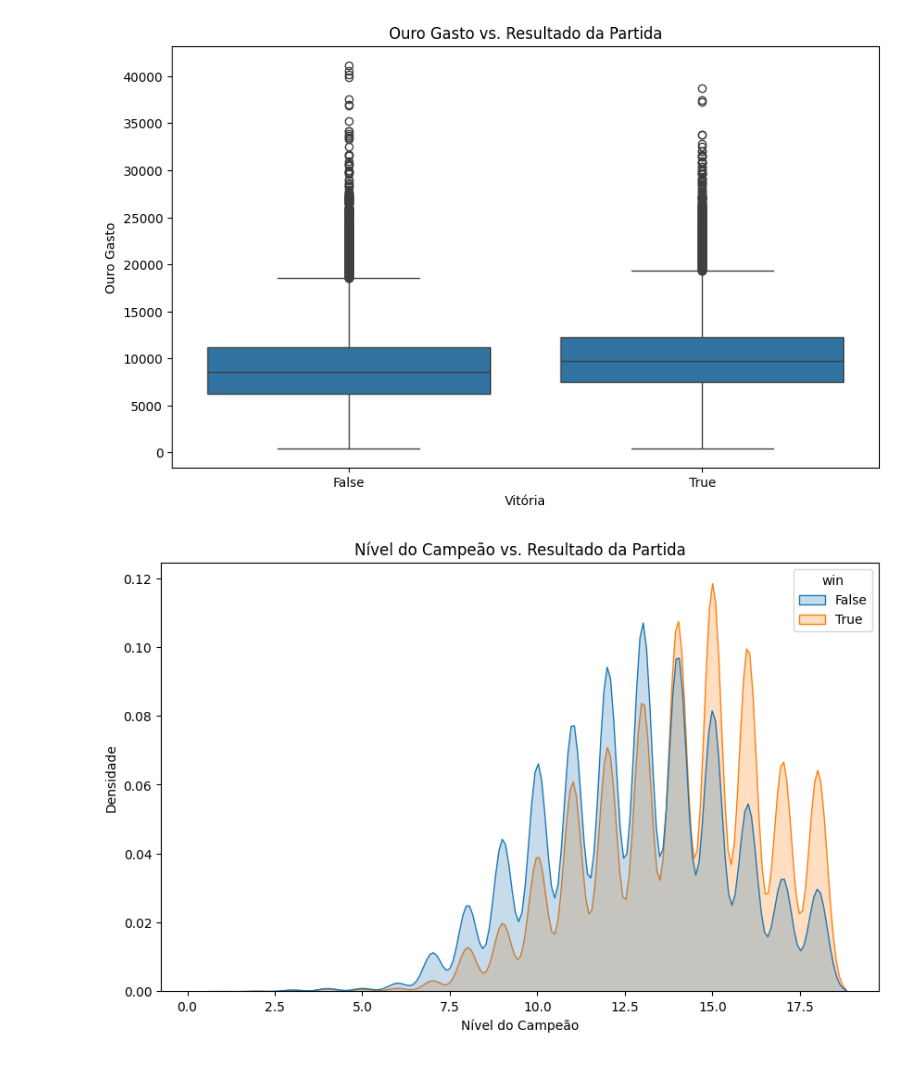
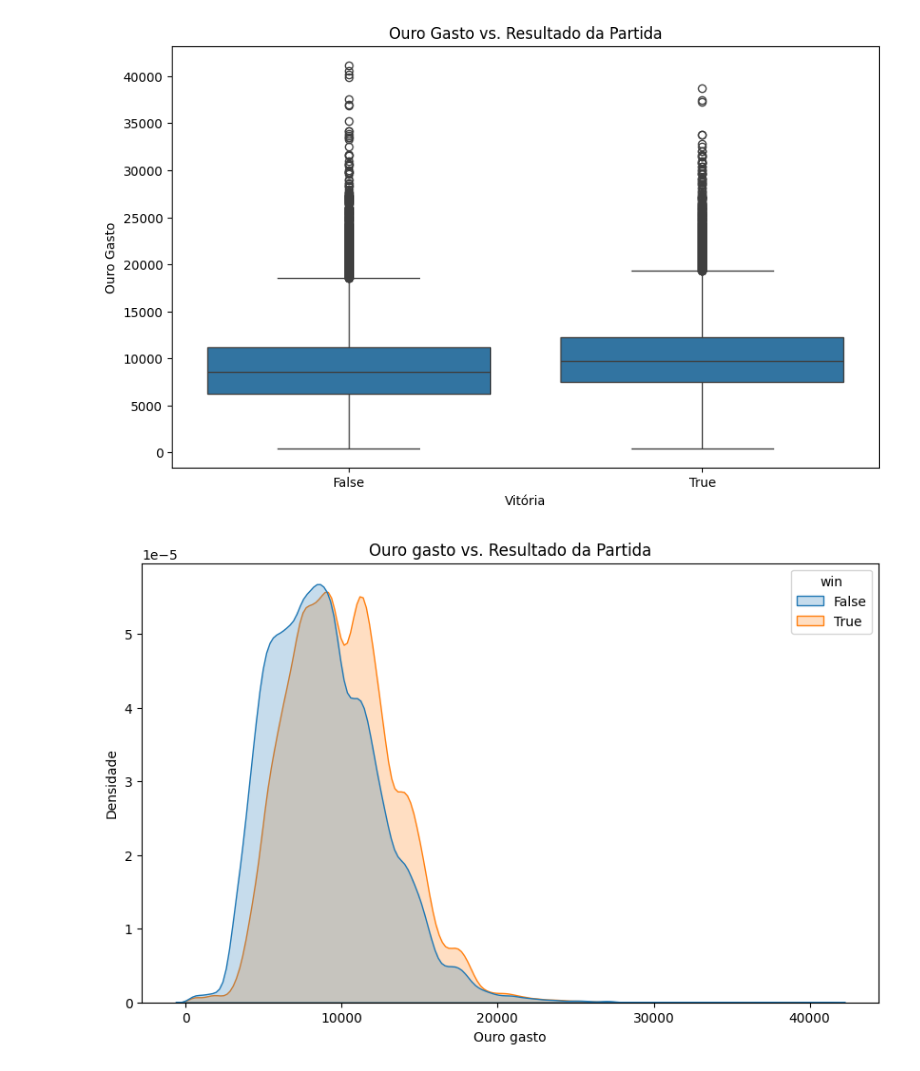
Before and after one commit to shadyrajab/predict-lol-match, a Jupyter notebook: mineracao.ipynb, the cells around one changed output. Cells and saved outputs as stored; diff of their text form; code cells hidden in the pictures.

```diff
--- a/mineracao.ipynb
+++ b/mineracao.ipynb
@@ -414,10 +418,10 @@ plt.show()
 [figure]
 # %%
 plt.figure(figsize=(10, 6))
-sns.kdeplot(data=matchs, x='champLevel', hue='win', fill=True)
-plt.title('Nível do Campeão vs. Resultado da Partida')
-plt.xlabel('Nível do Campeão')
+sns.kdeplot(data=matchs, x='goldSpent', hue='win', fill=True)
+plt.title('Ouro gasto vs. Resultado da Partida')
+plt.xlabel('Ouro gasto')
 plt.ylabel('Densidade')
 plt.show()
 # %% [output]
-[figure, old version]
+[figure, new version]
```
Also changed, not shown: parts of 9 cells of this notebook.
